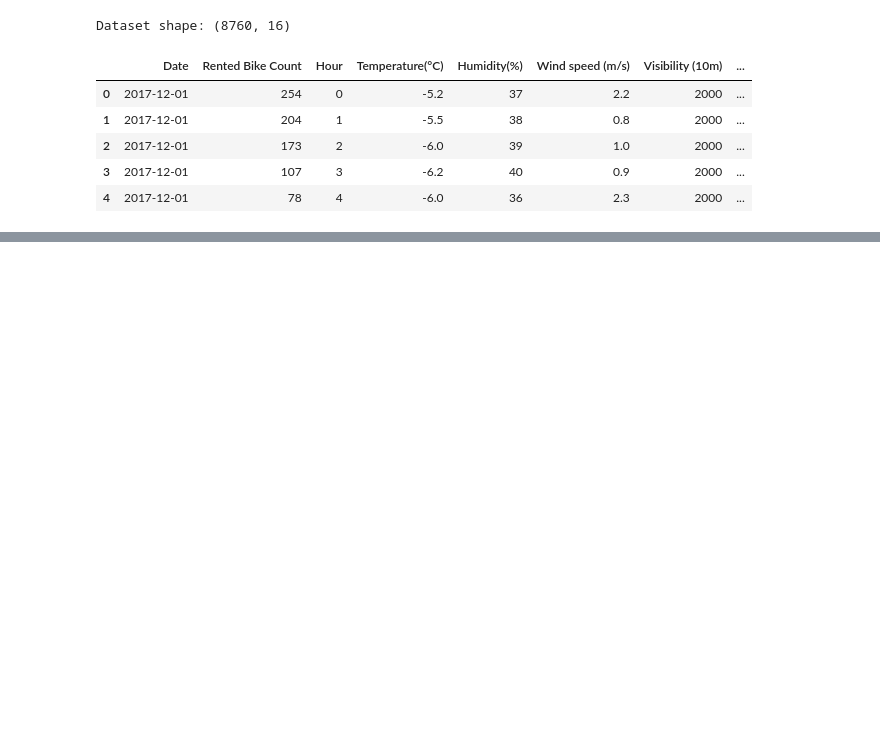
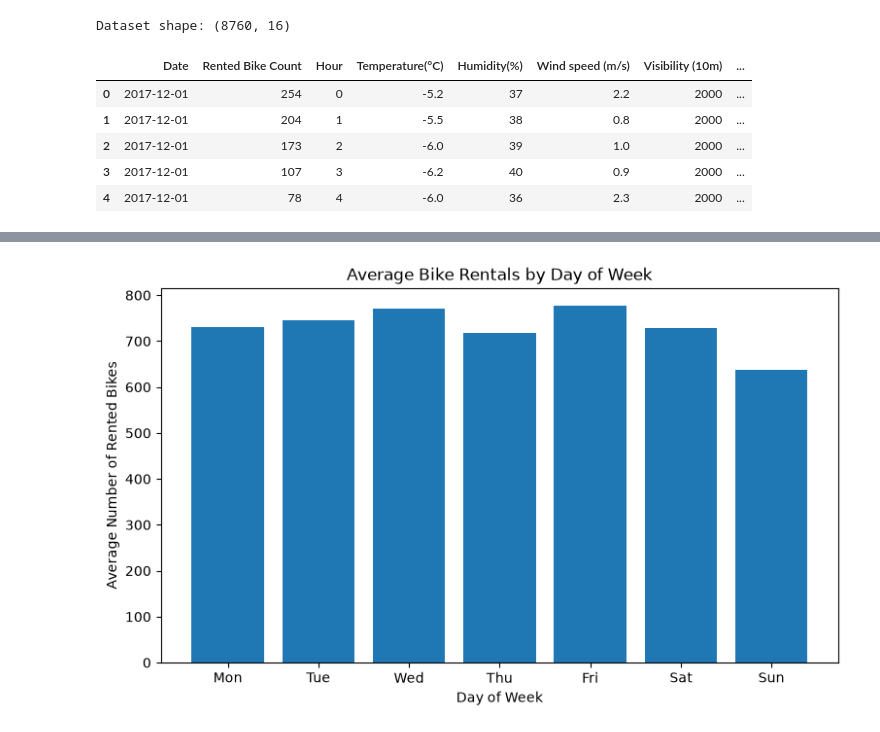
Before and after one commit to ChandaNovent/BikeFlow, a Jupyter notebook: 01_bikeflow_analysis.ipynb, the cells around one changed output, grey strips where cells are left out. Saved outputs shown, nothing was run; the diff lists cells and outputs as text; code cells hidden in the pictures; blank space fills up the shorter version.

```diff
--- a/01_bikeflow_analysis.ipynb
+++ b/01_bikeflow_analysis.ipynb
@@ -40,0 +473,27 @@ Dataset shape: (8760, 16)
+# %%
+
+# Extract the day of the week from datetime
+# Monday = 0, Tuesday = 1, ..., Sunday = 6
+df_model["day_of_week"] = df_model["datetime"].dt.dayofweek
+
+# Calculate average rentals for each day of the week
+daily_rentals = df_model.groupby("day_of_week")["Rented Bike Count"].mean()
+
+# Create a bar chart
+plt.figure(figsize=(9, 5))
+
+# Display average rentals for Monday through Sunday
+plt.bar(
+    ["Mon", "Tue", "Wed", "Thu", "Fri", "Sat", "Sun"],
+    daily_rentals.reindex(range(7))
+)
+
+# Add title and labels
+plt.title("Average Bike Rentals by Day of Week")
+plt.xlabel("Day of Week")
+plt.ylabel("Average Number of Rented Bikes")
+
+# Display the chart
+plt.show()
+# %% [output]
+[figure, added]
```
Also changed, not shown: parts of 25 cells of this notebook.
